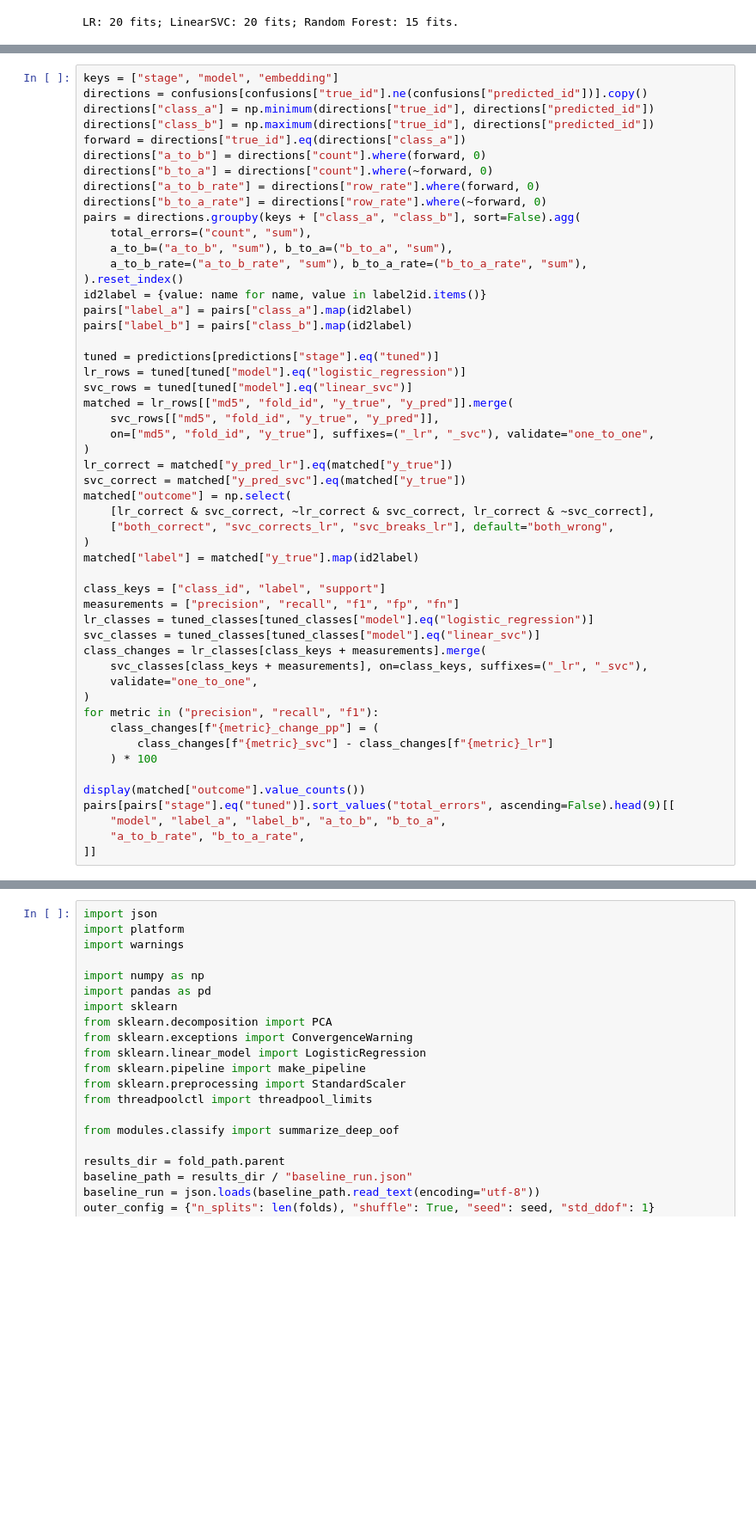
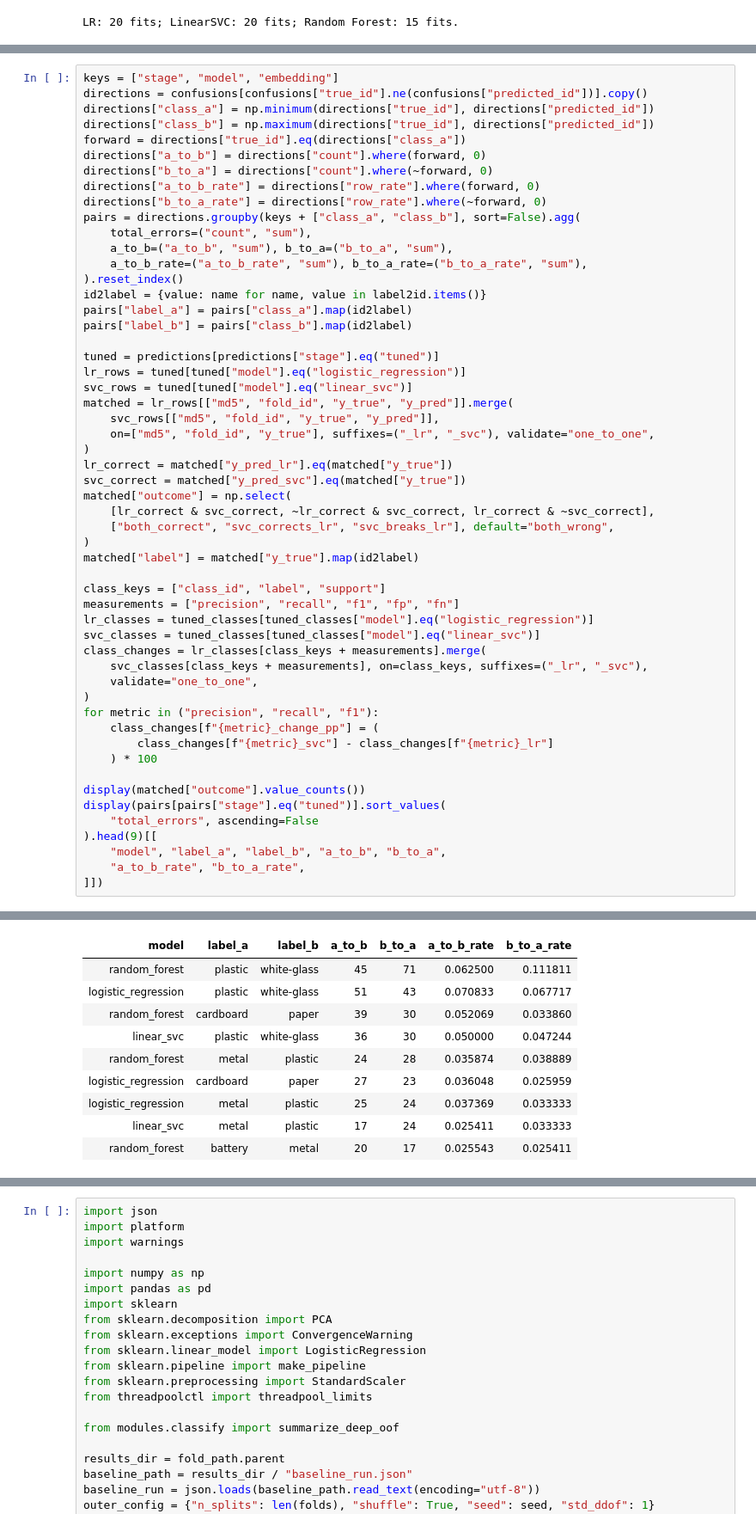
Before and after one commit to MinhMan9/GarbageClassification, a Jupyter notebook: notebooks/06_classify_deep.ipynb, the cells around one changed output, grey strips where cells are left out. Shown at 86% size. Cells and saved outputs as stored; diff of their text form; blank space fills up the shorter version.

```diff
--- a/notebooks/06_classify_deep.ipynb
+++ b/notebooks/06_classify_deep.ipynb
@@ -622,8 +786,10 @@ for metric in ("precision", "recall", "f1"):
     ) * 100
 
 display(matched["outcome"].value_counts())
-pairs[pairs["stage"].eq("tuned")].sort_values("total_errors", ascending=False).head(9)[[
+display(pairs[pairs["stage"].eq("tuned")].sort_values(
+    "total_errors", ascending=False
+).head(9)[[
     "model", "label_a", "label_b", "a_to_b", "b_to_a",
     "a_to_b_rate", "b_to_a_rate",
-]]
+]])
 # %% [output]
@@ -646,3 +802,13 @@ logistic_regression     metal     plastic      25      24     0.037369     0.033
+| model | label_a | label_b | a_to_b | b_to_a | a_to_b_rate | b_to_a_rate |
+| random_forest | plastic | white-glass | 45 | 71 | 0.062500 | 0.111811 |
+| logistic_regression | plastic | white-glass | 51 | 43 | 0.070833 | 0.067717 |
+| random_forest | cardboard | paper | 39 | 30 | 0.052069 | 0.033860 |
+| linear_svc | plastic | white-glass | 36 | 30 | 0.050000 | 0.047244 |
+| random_forest | metal | plastic | 24 | 28 | 0.035874 | 0.038889 |
+| logistic_regression | cardboard | paper | 27 | 23 | 0.036048 | 0.025959 |
+| logistic_regression | metal | plastic | 25 | 24 | 0.037369 | 0.033333 |
+| linear_svc | metal | plastic | 17 | 24 | 0.025411 | 0.033333 |
+| random_forest | battery | metal | 20 | 17 | 0.025543 | 0.025411 |
 # %%
 focus = pairs[
     pairs["stage"].eq("tuned") & pairs["model"].eq("logistic_regression")
```
Also changed, not shown: parts of 36 cells of this notebook.
